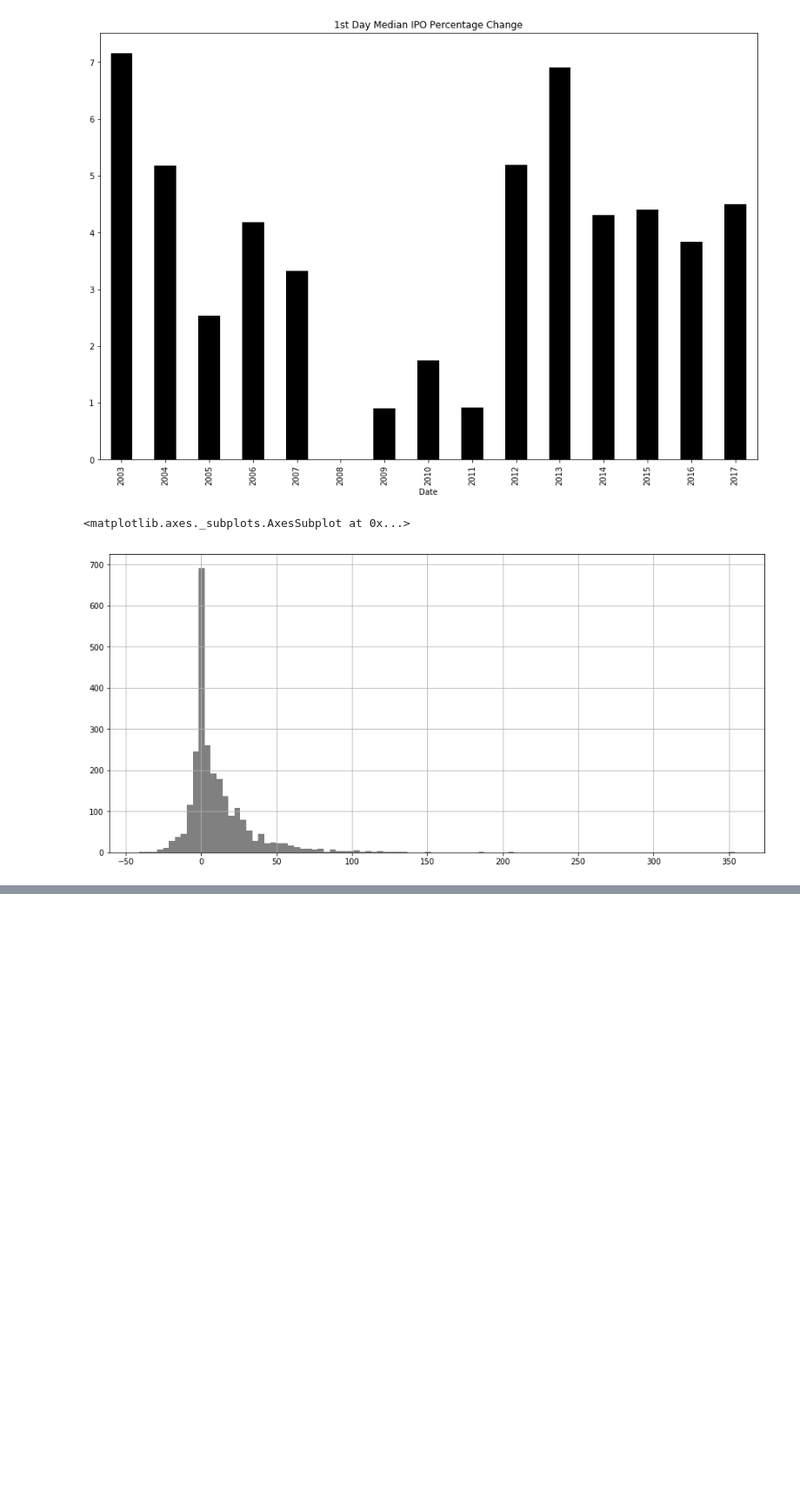
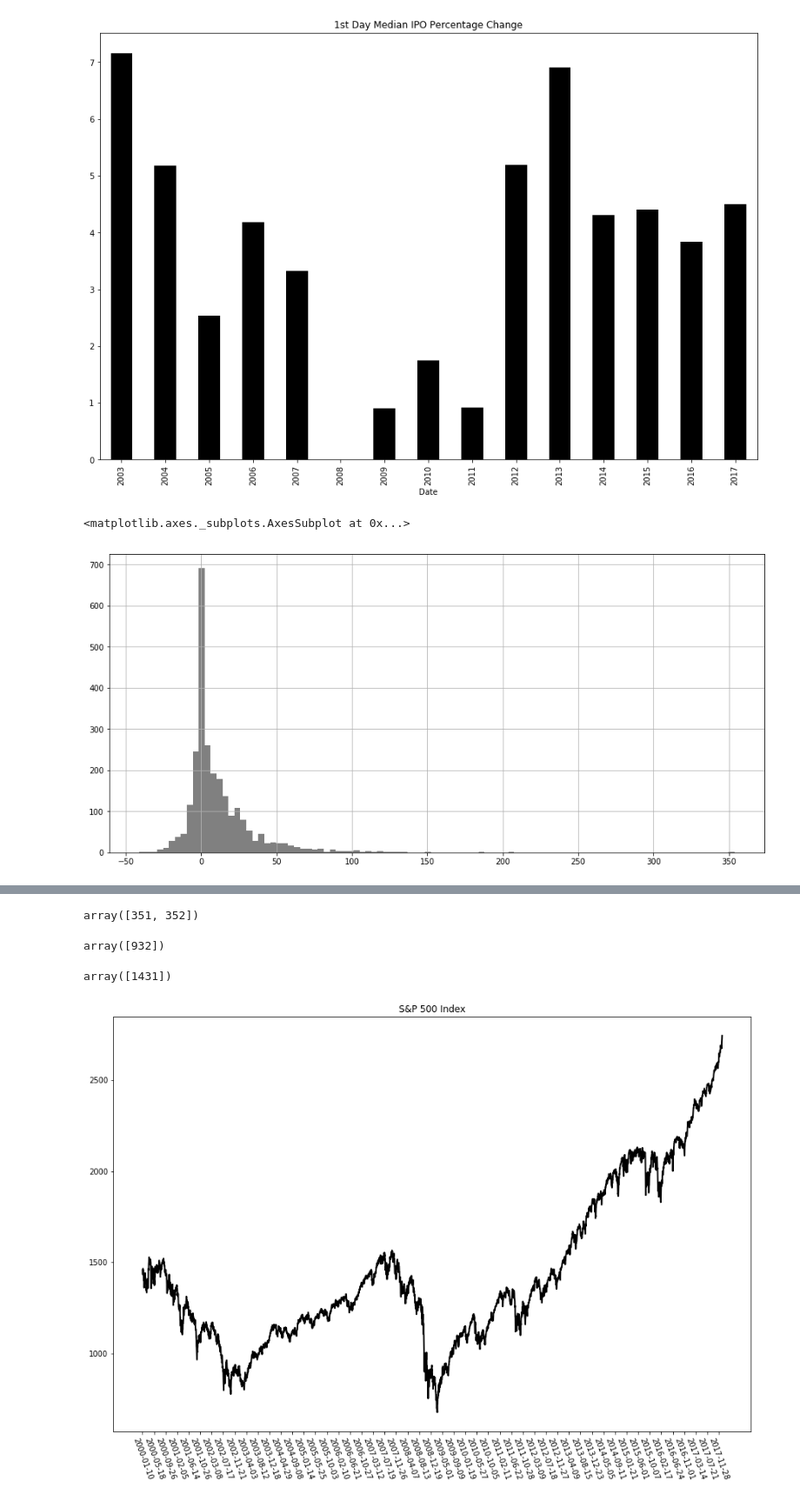
Before and after one commit to MagicMike90/IPO-forecast, a Jupyter notebook: IPO_forecast.ipynb, the cells around one changed output, grey strips where cells are left out. Shown: that part at 87% size. Cells and saved outputs as stored; diff of their text form; code cells hidden in the pictures; blank space fills up the shorter version.

```diff
--- a/IPO_forecast.ipynb
+++ b/IPO_forecast.ipynb
@@ -271,0 +246,12 @@ error 2003-12-19
+# %%
+ipos[ipos['Date']=='2015-02-21'].index.values
+# %% [output]
+array([351, 352])
+# %%
+ipos[ipos['Date']=='2013-11-16'].index.values
+# %% [output]
+array([932])
+# %%
+ipos[ipos['Date']=='2009-08-01'].index.values
+# %% [output]
+array([1431])
@@ -271,0 +263,8 @@ error 2003-12-19
+# %%
+fig, ax = plt.subplots(figsize=(15,10))
+ax.set_title('S&P 500 Index')
+ax.plot(sp['Close'], color='k', linewidth=2)
+ax.set_xticks(np.arange(0,len(sp),90));
+ax.set_xticklabels([sp['Date'][x] for x in sp[['Date']].index if x % 90 == 0], rotation=-70);
+# %% [output]
+[figure, added]
```
Also changed, not shown: parts of 34 cells of this notebook.
